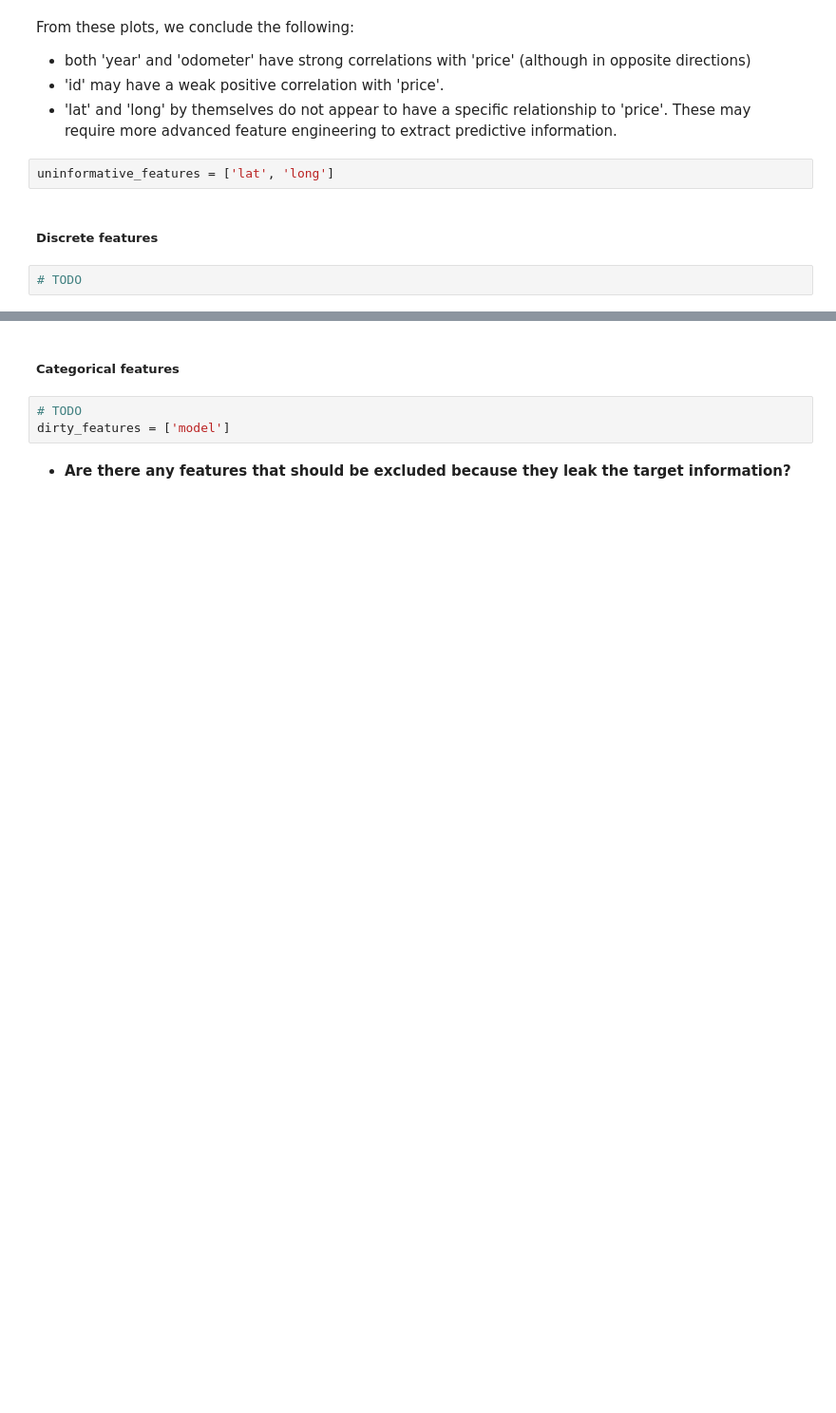
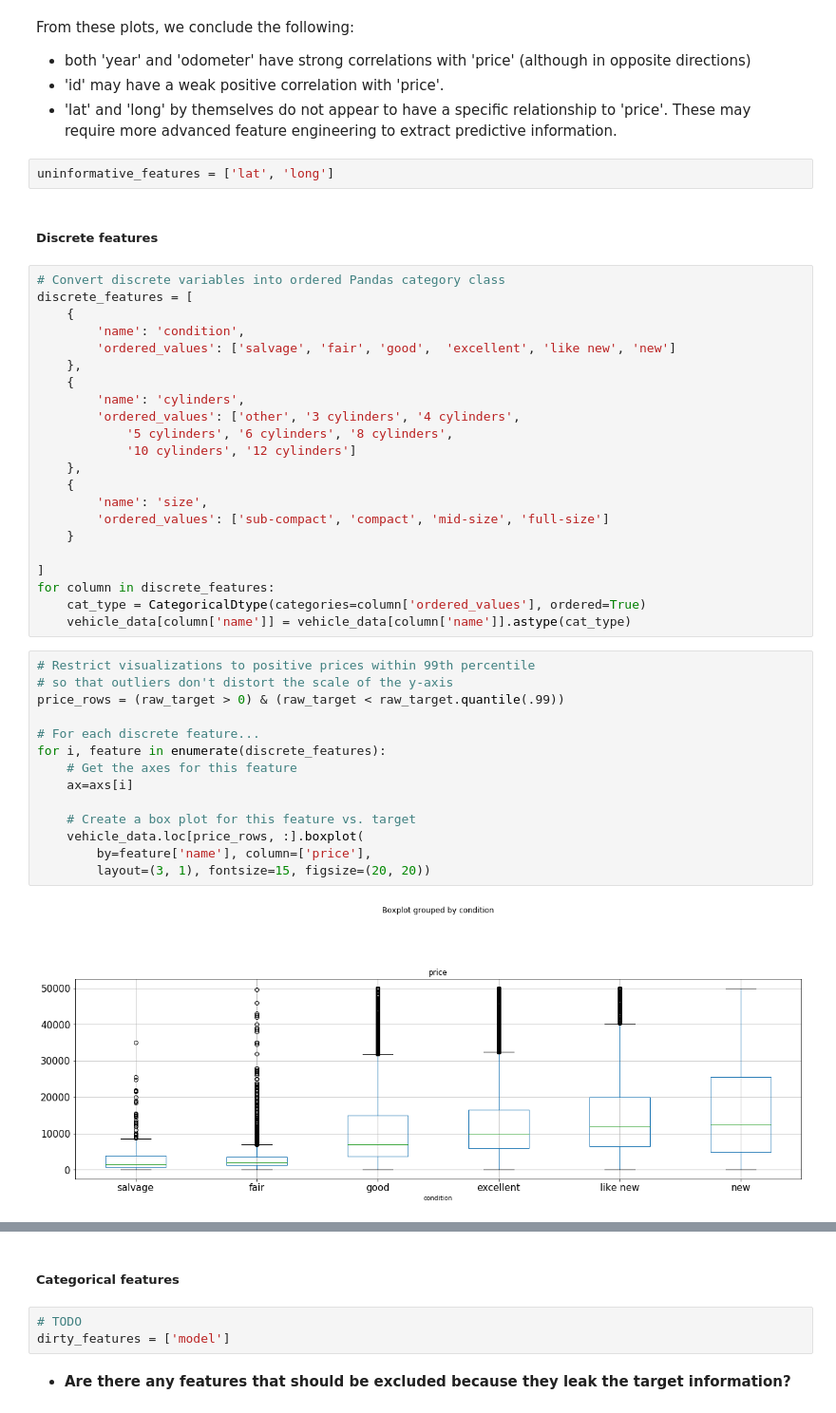
Before and after one commit to AppliedML2020/assignment-3-tomas-larrain, a Jupyter notebook: hw-3_Brett.ipynb, the cells around one changed output, grey strips where cells are left out. Shown at 95% size. Saved outputs shown, nothing was run; the diff lists cells and outputs as text; blank space fills up the shorter version.

Commit message:
add discrete ordered features plots

```diff
--- a/hw-3_Brett.ipynb
+++ b/hw-3_Brett.ipynb
@@ -97,5 +98,41 @@ From these plots, we conclude the following:
 uninformative_features = ['lat', 'long']
 # %% [markdown]
 ##### Discrete features
-# %%
-# TODO
+# %%
+# Convert discrete variables into ordered Pandas category class
+discrete_features = [
+    {
+        'name': 'condition',
+        'ordered_values': ['salvage', 'fair', 'good',  'excellent', 'like new', 'new']
+    },
+    {
+        'name': 'cylinders',
+        'ordered_values': ['other', '3 cylinders', '4 cylinders',
+            '5 cylinders', '6 cylinders', '8 cylinders',
+            '10 cylinders', '12 cylinders']
+    },
+    {
+        'name': 'size',
+        'ordered_values': ['sub-compact', 'compact', 'mid-size', 'full-size']
+    }
+
+]
+for column in discrete_features:
+    cat_type = CategoricalDtype(categories=column['ordered_values'], ordered=True)
+    vehicle_data[column['name']] = vehicle_data[column['name']].astype(cat_type)
+# %%
+# Restrict visualizations to positive prices within 99th percentile
+# so that outliers don't distort the scale of the y-axis
+price_rows = (raw_target > 0) & (raw_target < raw_target.quantile(.99))
+
+# For each discrete feature...
+for i, feature in enumerate(discrete_features):
+    # Get the axes for this feature
+    ax=axs[i]
+
+    # Create a box plot for this feature vs. target
+    vehicle_data.loc[price_rows, :].boxplot(
+        by=feature['name'], column=['price'],
+        layout=(3, 1), fontsize=15, figsize=(20, 20))
+# %% [output]
+[figure, added]
```
Also changed, not shown: parts of 2 cells of this notebook.
